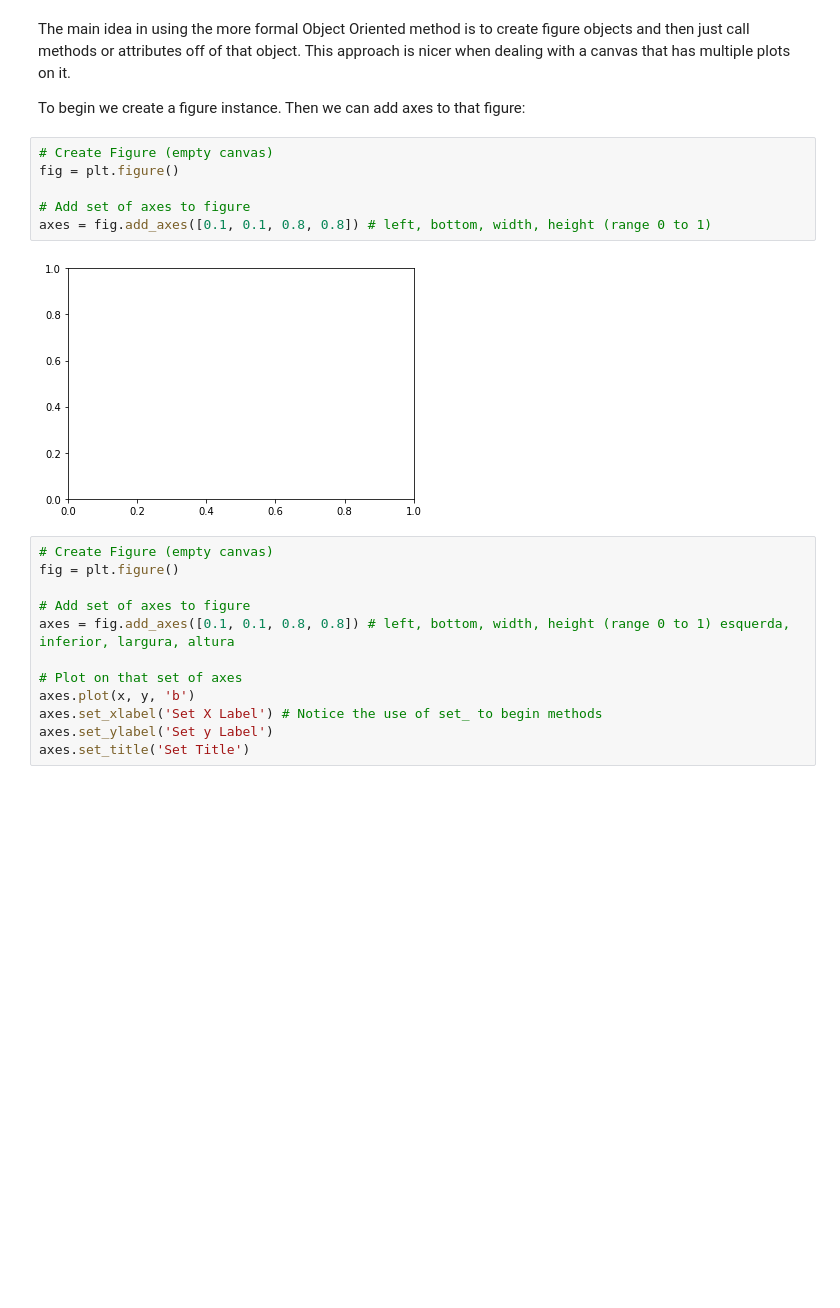
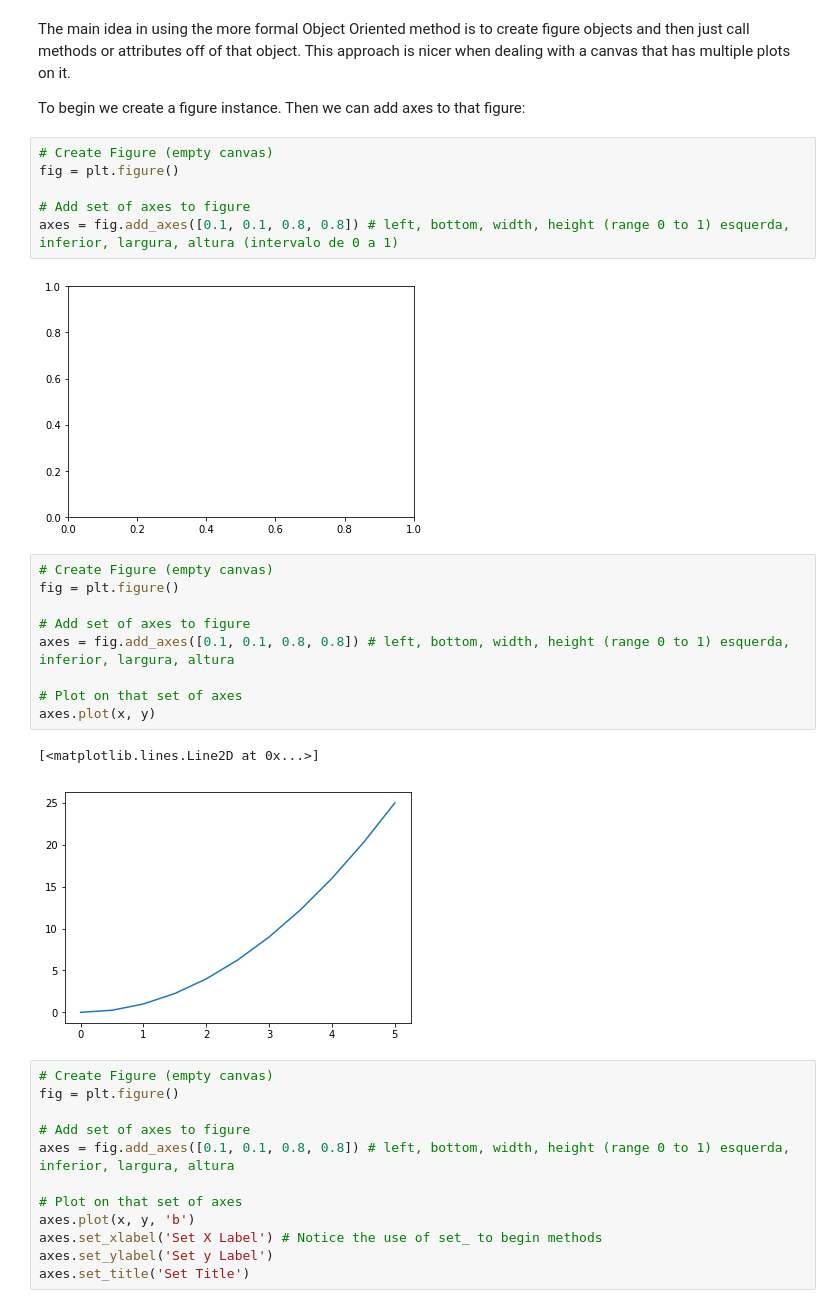
Before and after one commit to reichaves/course_pdsmlb, a Jupyter notebook: Matplotlib/Matplotlib Concepts Lecture.ipynb, the cells around one changed output. Saved outputs shown, nothing was run; the diff lists cells and outputs as text; blank space fills up the shorter version.

```diff
--- a/Matplotlib/Matplotlib Concepts Lecture.ipynb
+++ b/Matplotlib/Matplotlib Concepts Lecture.ipynb
@@ -105,9 +115,21 @@ To begin we create a figure instance. Then we can add axes to that figure:
 fig = plt.figure()
 
 # Add set of axes to figure
-axes = fig.add_axes([0.1, 0.1, 0.8, 0.8]) # left, bottom, width, height (range 0 to 1)
+axes = fig.add_axes([0.1, 0.1, 0.8, 0.8]) # left, bottom, width, height (range 0 to 1) esquerda, inferior, largura, altura (intervalo de 0 a 1)
 # %% [output]
 [figure]
+# %%
+# Create Figure (empty canvas)
+fig = plt.figure()
+
+# Add set of axes to figure
+axes = fig.add_axes([0.1, 0.1, 0.8, 0.8]) # left, bottom, width, height (range 0 to 1) esquerda, inferior, largura, altura
+
+# Plot on that set of axes
+axes.plot(x, y)
+# %% [output]
+[<matplotlib.lines.Line2D at 0x...>]
+[figure, added]
 # %%
 # Create Figure (empty canvas)
 fig = plt.figure()
```
Also changed, not shown: parts of 49 cells of this notebook.
